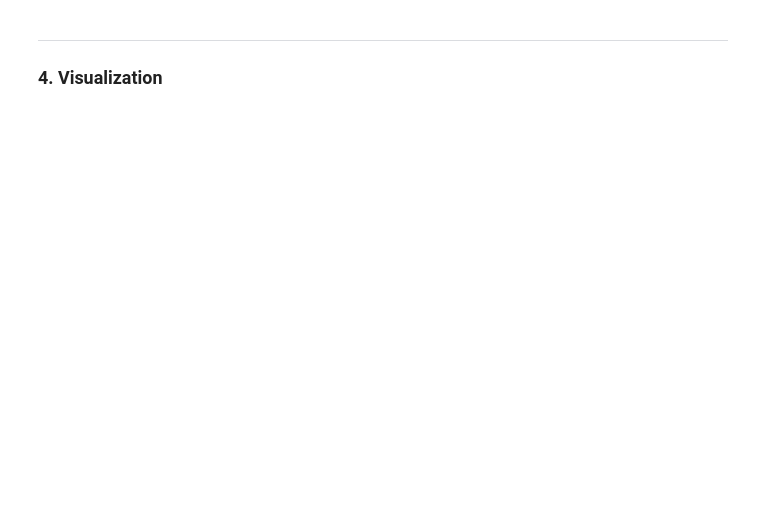
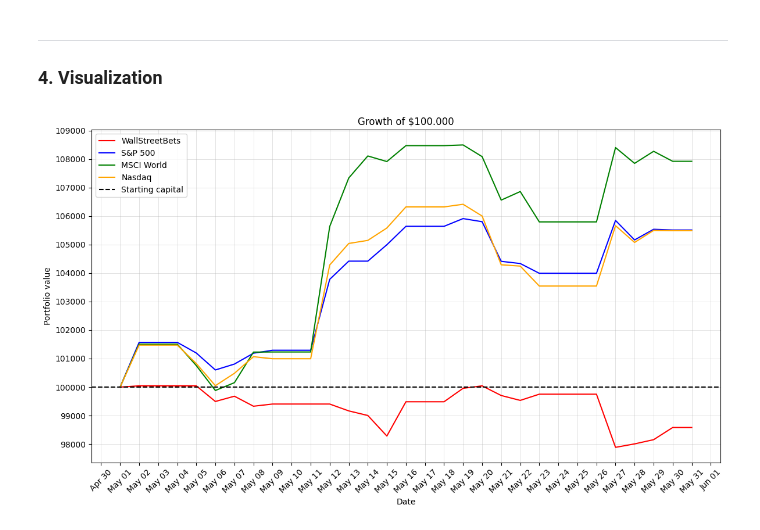
Before and after one commit to Chargent/Thesis, a Jupyter notebook: main.ipynb, the cells around one changed output. Saved outputs shown, nothing was run; the diff lists cells and outputs as text; code cells hidden in the pictures; blank space fills up the shorter version.

```diff
--- a/main.ipynb
+++ b/main.ipynb
@@ -848,3 +817,32 @@ equity_curve_df
 ---
 
 ### 4. Visualization
+# %%
+locale.setlocale(locale.LC_TIME, 'en_US.UTF-8')
+
+# Equity curves plot
+plt.figure(figsize=(12,7))
+ax = plt.gca()
+strategy_eq.plot(label="WallStreetBets", color='red', ax=ax)
+bench_eq['S&P 500'].plot(label="S&P 500", color='blue', ax=ax)
+bench_eq['MSCI World'].plot(label="MSCI World", color='green', ax=ax)
+bench_eq['Nasdaq'].plot(label="Nasdaq", color='orange', ax=ax)
+start_capital = 100_000
+ax.axhline(y=start_capital, color='black', linewidth=1.5, linestyle='--', label='Starting capital')
+plt.title("Growth of $100.000")
+plt.ylabel("Portfolio value")
+plt.grid(True, linestyle='-', linewidth=0.5, alpha=0.5)
+
+# Set y-axis ticks spaced every 1000 units
+ax.yaxis.set_major_locator(ticker.MultipleLocator(1000))
+
+# Use a DayLocator to include all dates and a DateFormatter for English short date names
+ax.xaxis.set_major_locator(mdates.DayLocator())
+ax.xaxis.set_major_formatter(mdates.DateFormatter('%b %d'))
+plt.xticks(rotation=45)
+
+plt.legend()
+plt.tight_layout()
+plt.show()
+# %% [output]
+[figure, added]
```
Also changed, not shown: parts of 26 cells of this notebook, 1 other file.
